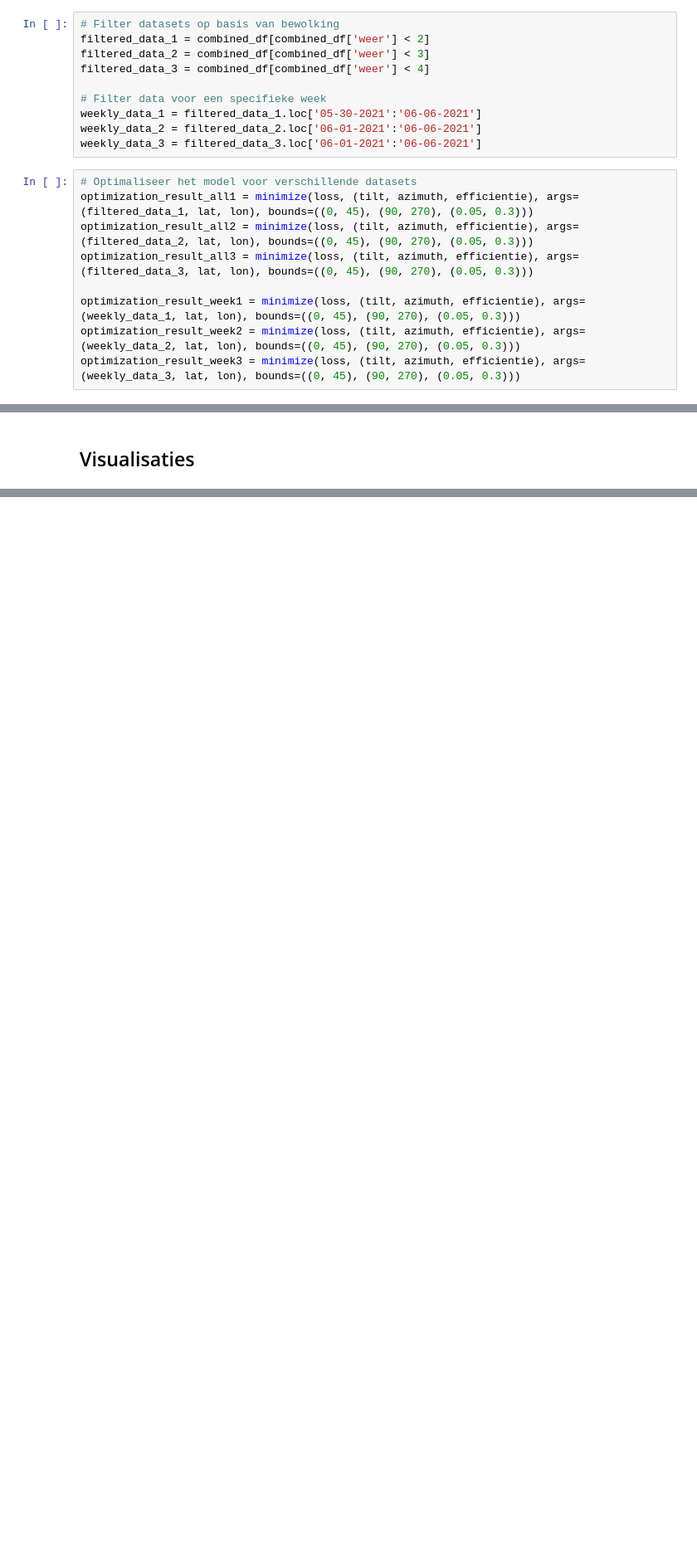
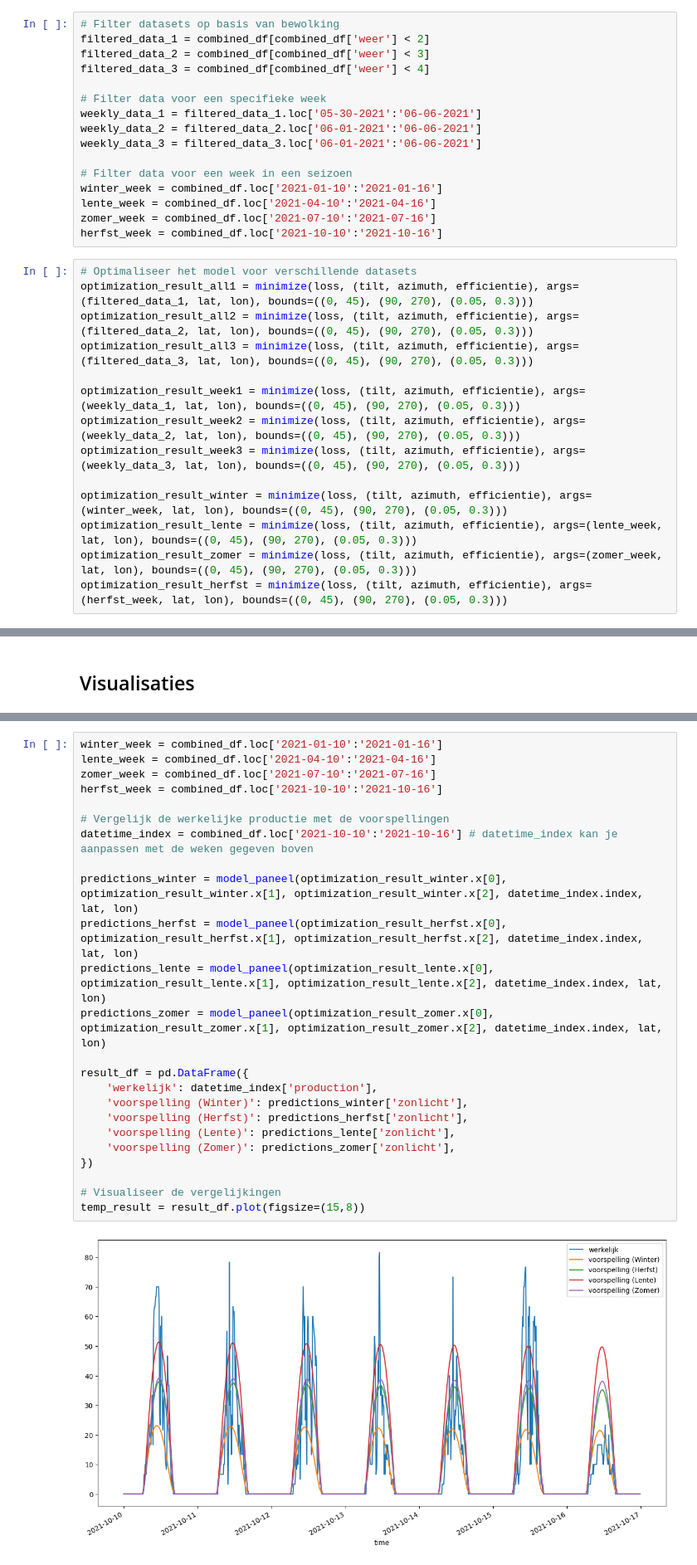
Before and after one commit to EsmeeK1/MachineLearning, a Jupyter notebook: thema's/optimalisatie/Zonnenpanelen_Esmee_Kraan.ipynb, the cells around one changed output, grey strips where cells are left out. Shown at 83% size. Saved outputs shown, nothing was run; the diff lists cells and outputs as text; blank space fills up the shorter version.

```diff
--- a/thema's/optimalisatie/Zonnenpanelen_Esmee_Kraan.ipynb
+++ b/thema's/optimalisatie/Zonnenpanelen_Esmee_Kraan.ipynb
@@ -168,6 +326,12 @@ filtered_data_3 = combined_df[combined_df['weer'] < 4]
 weekly_data_1 = filtered_data_1.loc['05-30-2021':'06-06-2021']
 weekly_data_2 = filtered_data_2.loc['06-01-2021':'06-06-2021']
 weekly_data_3 = filtered_data_3.loc['06-01-2021':'06-06-2021']
+
+# Filter data voor een week in een seizoen
+winter_week = combined_df.loc['2021-01-10':'2021-01-16']
+lente_week = combined_df.loc['2021-04-10':'2021-04-16']
+zomer_week = combined_df.loc['2021-07-10':'2021-07-16']
+herfst_week = combined_df.loc['2021-10-10':'2021-10-16']
 # %%
 # Optimaliseer het model voor verschillende datasets
 optimization_result_all1 = minimize(loss, (tilt, azimuth, efficientie), args=(filtered_data_1, lat, lon), bounds=((0, 45), (90, 270), (0.05, 0.3)))
@@ -177,6 +341,11 @@ optimization_result_all3 = minimize(loss, (tilt, azimuth, efficientie), args=(fi
 optimization_result_week1 = minimize(loss, (tilt, azimuth, efficientie), args=(weekly_data_1, lat, lon), bounds=((0, 45), (90, 270), (0.05, 0.3)))
 optimization_result_week2 = minimize(loss, (tilt, azimuth, efficientie), args=(weekly_data_2, lat, lon), bounds=((0, 45), (90, 270), (0.05, 0.3)))
 optimization_result_week3 = minimize(loss, (tilt, azimuth, efficientie), args=(weekly_data_3, lat, lon), bounds=((0, 45), (90, 270), (0.05, 0.3)))
+
+optimization_result_winter = minimize(loss, (tilt, azimuth, efficientie), args=(winter_week, lat, lon), bounds=((0, 45), (90, 270), (0.05, 0.3)))
+optimization_result_lente = minimize(loss, (tilt, azimuth, efficientie), args=(lente_week, lat, lon), bounds=((0, 45), (90, 270), (0.05, 0.3)))
+optimization_result_zomer = minimize(loss, (tilt, azimuth, efficientie), args=(zomer_week, lat, lon), bounds=((0, 45), (90, 270), (0.05, 0.3)))
+optimization_result_herfst = minimize(loss, (tilt, azimuth, efficientie), args=(herfst_week, lat, lon), bounds=((0, 45), (90, 270), (0.05, 0.3)))
 # %%
 # Toon de resultaten
 display(Markdown("### Resultaten voor hele dataset met bewolking onder 2"))
@@ -278,0 +467,26 @@ Echter zal dit niet voor elke week accuraat zijn, toevallig is het voor de perio
+# %%
+winter_week = combined_df.loc['2021-01-10':'2021-01-16']
+lente_week = combined_df.loc['2021-04-10':'2021-04-16']
+zomer_week = combined_df.loc['2021-07-10':'2021-07-16']
+herfst_week = combined_df.loc['2021-10-10':'2021-10-16']
+
+# Vergelijk de werkelijke productie met de voorspellingen
+datetime_index = combined_df.loc['2021-10-10':'2021-10-16'] # datetime_index kan je aanpassen met de weken gegeven boven
+
+predictions_winter = model_paneel(optimization_result_winter.x[0], optimization_result_winter.x[1], optimization_result_winter.x[2], datetime_index.index, lat, lon)
+predictions_herfst = model_paneel(optimization_result_herfst.x[0], optimization_result_herfst.x[1], optimization_result_herfst.x[2], datetime_index.index, lat, lon)
+predictions_lente = model_paneel(optimization_result_lente.x[0], optimization_result_lente.x[1], optimization_result_lente.x[2], datetime_index.index, lat, lon)
+predictions_zomer = model_paneel(optimization_result_zomer.x[0], optimization_result_zomer.x[1], optimization_result_zomer.x[2], datetime_index.index, lat, lon)
+
+result_df = pd.DataFrame({
+    'werkelijk': datetime_index['production'],
+    'voorspelling (Winter)': predictions_winter['zonlicht'],
+    'voorspelling (Herfst)': predictions_herfst['zonlicht'],
+    'voorspelling (Lente)': predictions_lente['zonlicht'],
+    'voorspelling (Zomer)': predictions_zomer['zonlicht'],
+})
+
+# Visualiseer de vergelijkingen
+temp_result = result_df.plot(figsize=(15,8))
+# %% [output]
+[figure, added]
```
Also changed, not shown: parts of 30 cells of this notebook.
